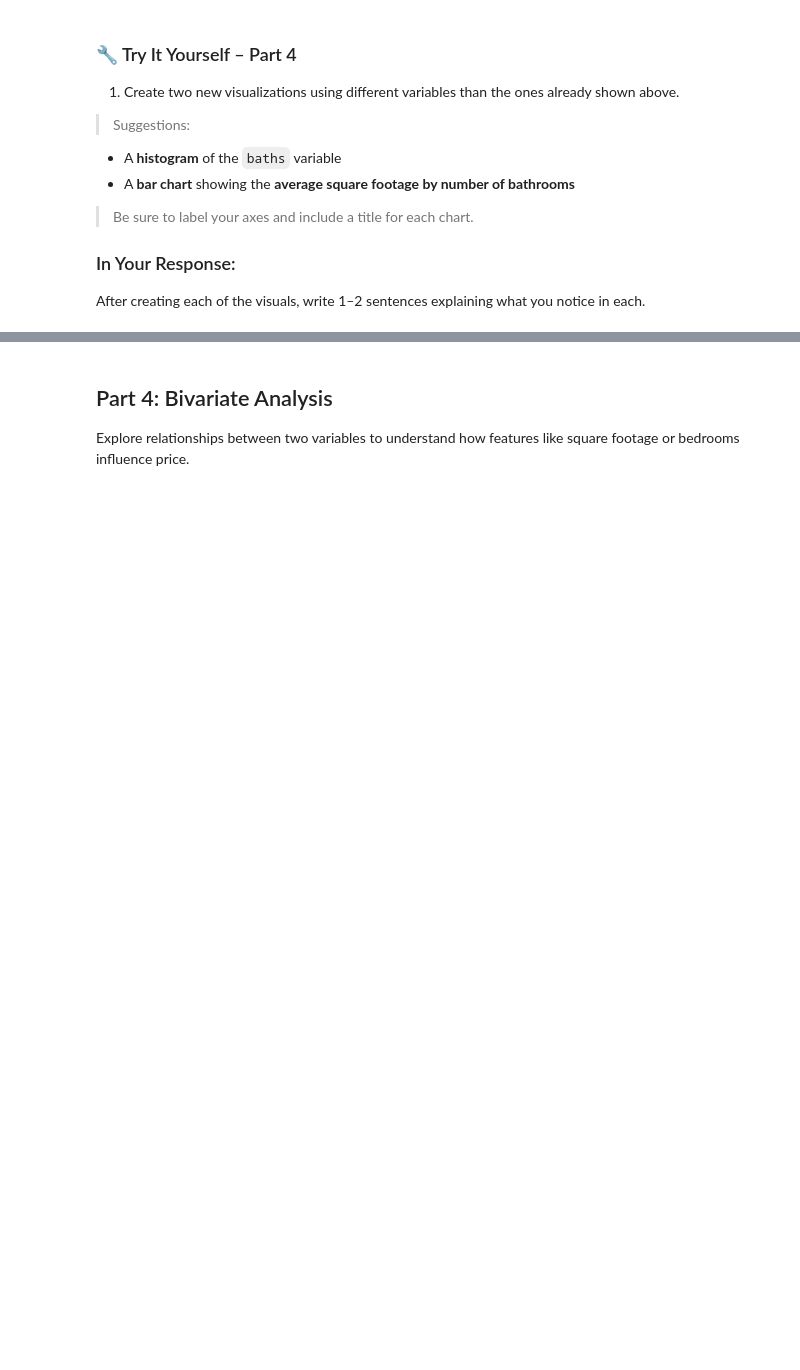
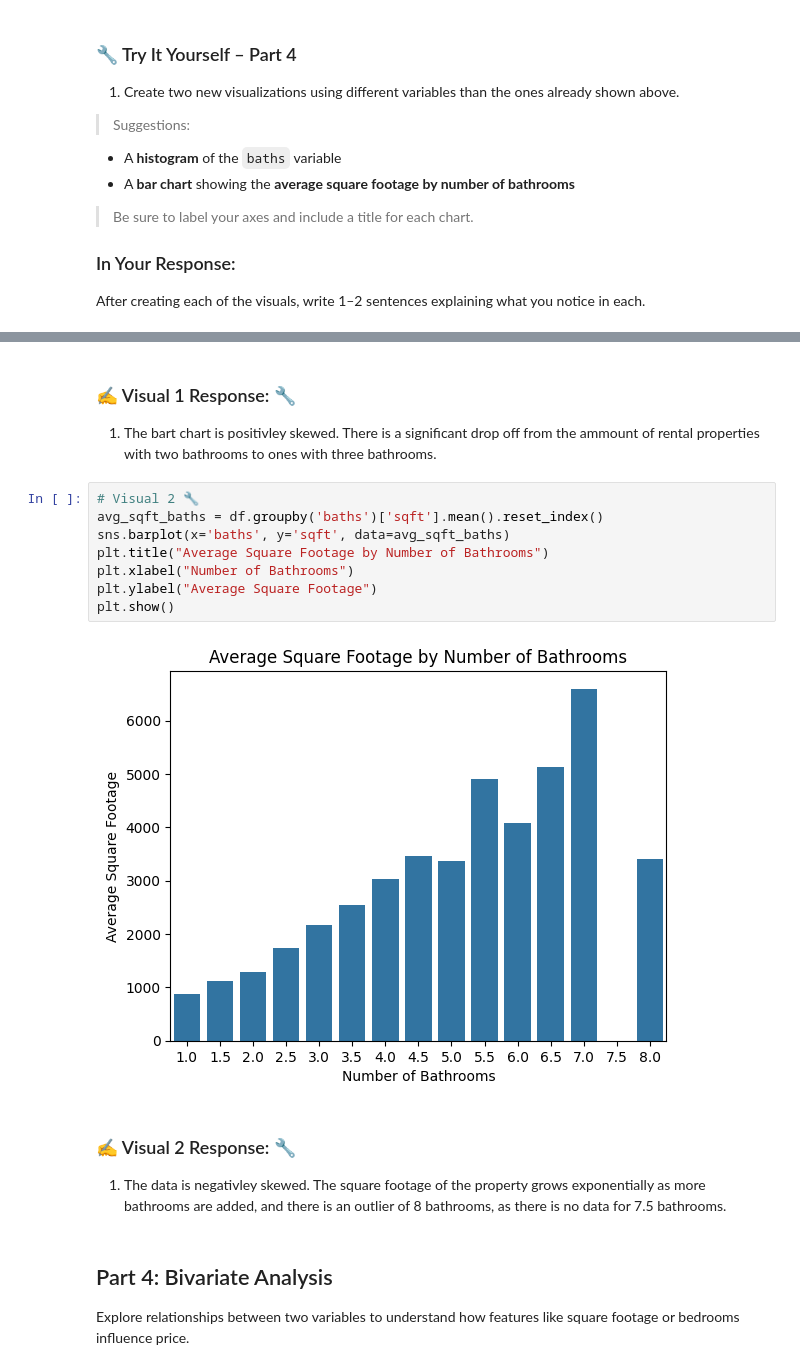
Before and after one commit to thornton330j/IS-4487, a Jupyter notebook: Labs/lab_05_ThorntonJackson.ipynb, the cells around one changed output, grey strips where cells are left out. Cells and saved outputs as stored; diff of their text form; blank space fills up the shorter version.

```diff
--- a/Labs/lab_05_ThorntonJackson.ipynb
+++ b/Labs/lab_05_ThorntonJackson.ipynb
@@ -205,3 +204,19 @@ After creating each of the visuals, write 1–2 sentences explaining what you no
+# %% [markdown]
+### ✍️ Visual 1 Response: 🔧
+1. The bart chart is positivley skewed. There is a significant drop off from the ammount of rental properties with two bathrooms to ones with three bathrooms.
+# %%
+# Visual 2 🔧
+avg_sqft_baths = df.groupby('baths')['sqft'].mean().reset_index()
+sns.barplot(x='baths', y='sqft', data=avg_sqft_baths)
+plt.title("Average Square Footage by Number of Bathrooms")
+plt.xlabel("Number of Bathrooms")
+plt.ylabel("Average Square Footage")
+plt.show()
+# %% [output]
+[figure, added]
+# %% [markdown]
+### ✍️ Visual 2 Response: 🔧
+1. The data is negativley skewed. The square footage of the property grows exponentially as more bathrooms are added, and there is an outlier of 8 bathrooms, as there is no data for 7.5 bathrooms.
 # %% [markdown]
 ## Part 4: Bivariate Analysis
 
```
Also changed, not shown: parts of 15 cells of this notebook.
